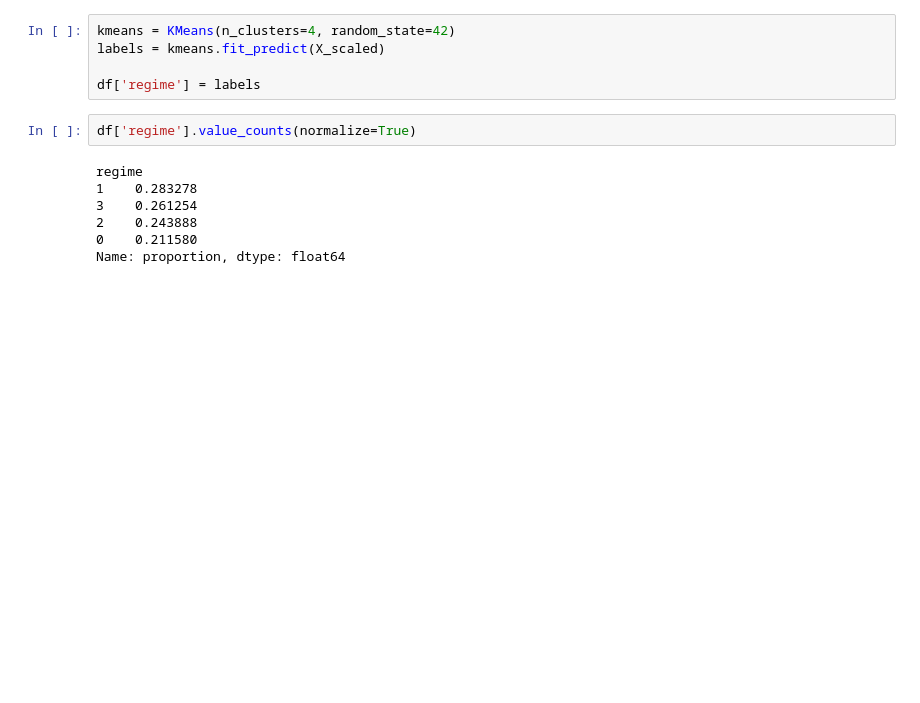
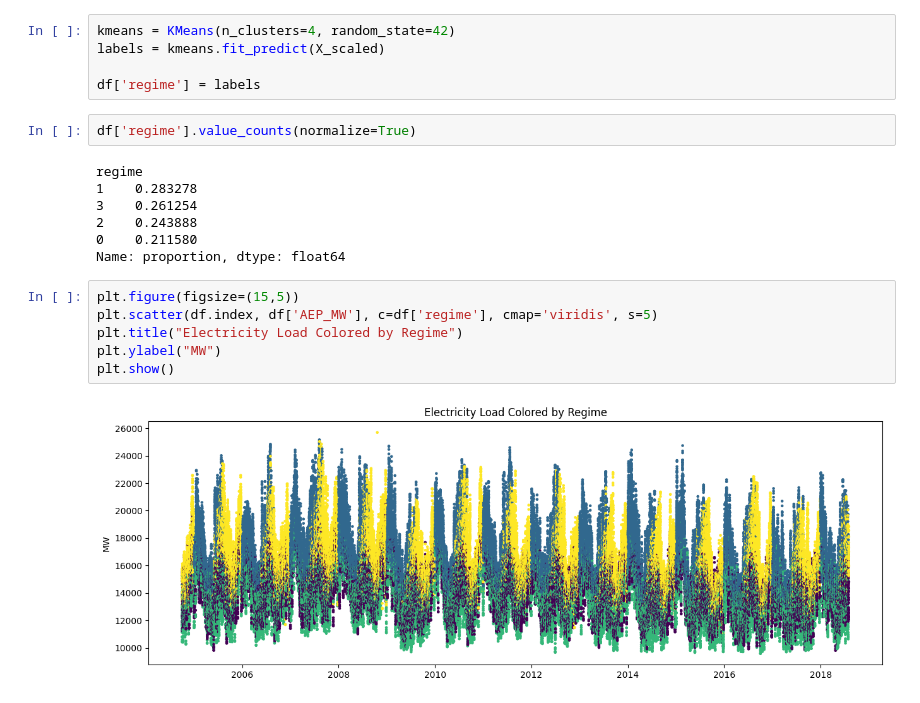
Before and after one commit to Nehemiahmageto/Car-Damage-Detection, a Jupyter notebook: new_model.ipynb, the cells around one changed output. Drawn from its saved outputs; the diff is of its cells as text; blank space fills up the shorter version.

```diff
--- a/new_model.ipynb
+++ b/new_model.ipynb
@@ -144,3 +144,11 @@ regime
 2    0.243888
 0    0.211580
 Name: proportion, dtype: float64
+# %%
+plt.figure(figsize=(15,5))
+plt.scatter(df.index, df['AEP_MW'], c=df['regime'], cmap='viridis', s=5)
+plt.title("Electricity Load Colored by Regime")
+plt.ylabel("MW")
+plt.show()
+# %% [output]
+[figure, added]
```
